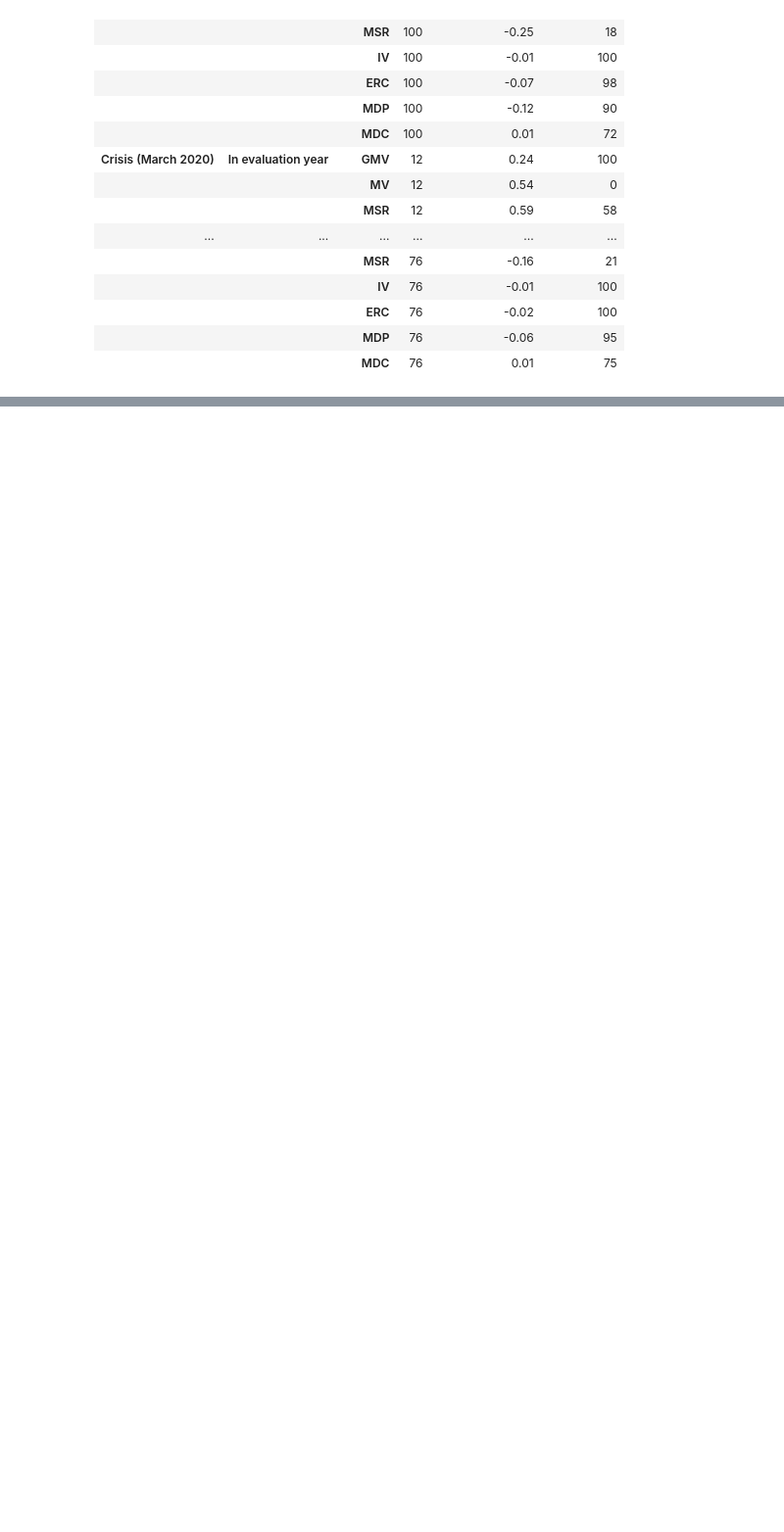
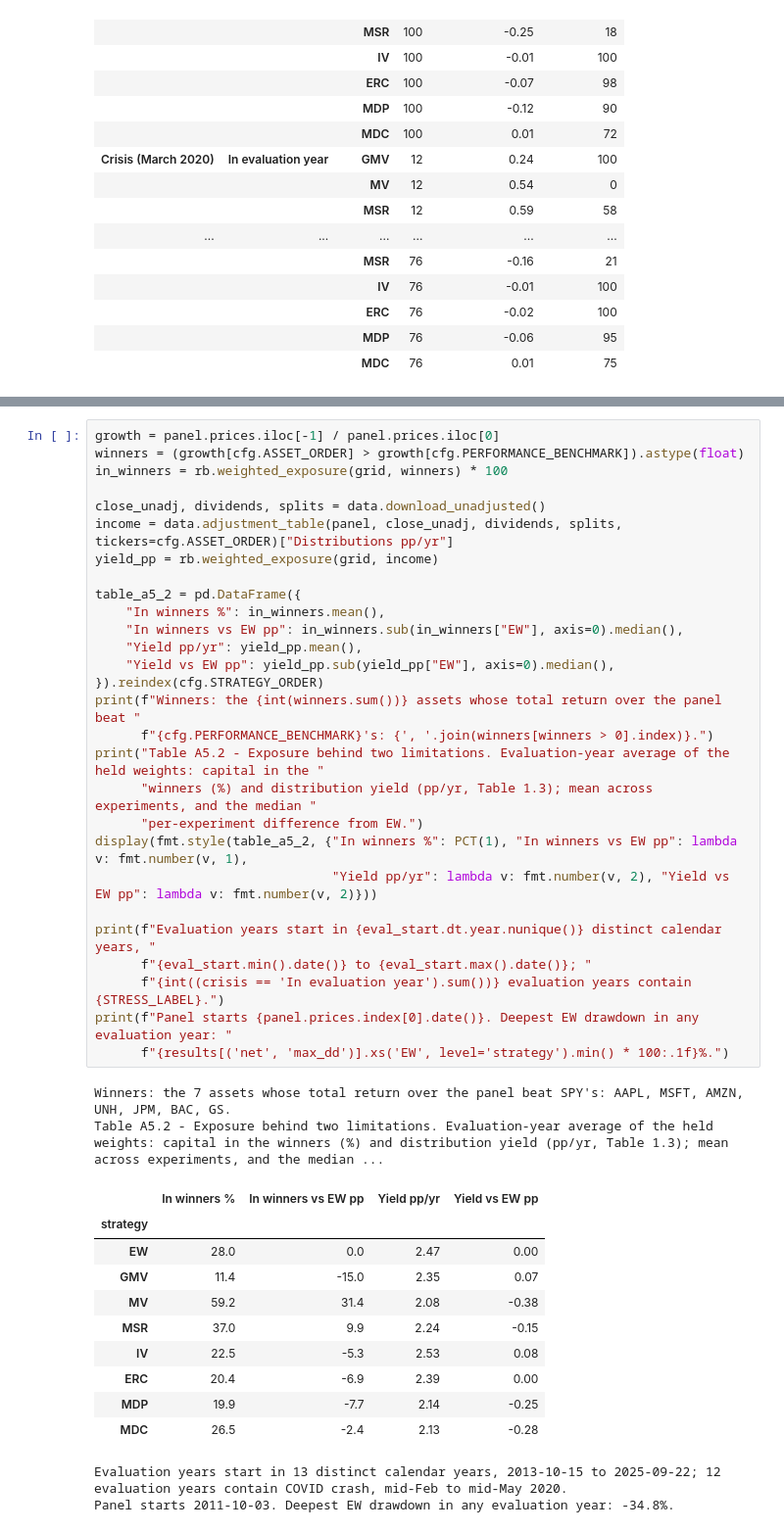
Before and after one commit to christianvanbellen/nova-ims-portfolio-management, a Jupyter notebook: notebooks/07_robustness.ipynb, the cells around one changed output, grey strips where cells are left out. Shown at 98% size. Drawn from its saved outputs; the diff is of its cells as text; blank space fills up the shorter version.

```diff
--- a/notebooks/07_robustness.ipynb
+++ b/notebooks/07_robustness.ipynb
@@ -383,0 +511,43 @@ Table A5.1 - Table 5.2's groups, median paired Sharpe difference with EW and sha
+# %%
+growth = panel.prices.iloc[-1] / panel.prices.iloc[0]
+winners = (growth[cfg.ASSET_ORDER] > growth[cfg.PERFORMANCE_BENCHMARK]).astype(float)
+in_winners = rb.weighted_exposure(grid, winners) * 100
+
+close_unadj, dividends, splits = data.download_unadjusted()
+income = data.adjustment_table(panel, close_unadj, dividends, splits, tickers=cfg.ASSET_ORDER)["Distributions pp/yr"]
+yield_pp = rb.weighted_exposure(grid, income)
+
+table_a5_2 = pd.DataFrame({
+    "In winners %": in_winners.mean(),
+    "In winners vs EW pp": in_winners.sub(in_winners["EW"], axis=0).median(),
+    "Yield pp/yr": yield_pp.mean(),
+    "Yield vs EW pp": yield_pp.sub(yield_pp["EW"], axis=0).median(),
+}).reindex(cfg.STRATEGY_ORDER)
+print(f"Winners: the {int(winners.sum())} assets whose total return over the panel beat "
+      f"{cfg.PERFORMANCE_BENCHMARK}'s: {', '.join(winners[winners > 0].index)}.")
+print("Table A5.2 - Exposure behind two limitations. Evaluation-year average of the held weights: capital in the "
+      "winners (%) and distribution yield (pp/yr, Table 1.3); mean across experiments, and the median "
+      "per-experiment difference from EW.")
+display(fmt.style(table_a5_2, {"In winners %": PCT(1), "In winners vs EW pp": lambda v: fmt.number(v, 1),
+                               "Yield pp/yr": lambda v: fmt.number(v, 2), "Yield vs EW pp": lambda v: fmt.number(v, 2)}))
+
+print(f"Evaluation years start in {eval_start.dt.year.nunique()} distinct calendar years, "
+      f"{eval_start.min().date()} to {eval_start.max().date()}; "
+      f"{int((crisis == 'In evaluation year').sum())} evaluation years contain {STRESS_LABEL}.")
+print(f"Panel starts {panel.prices.index[0].date()}. Deepest EW drawdown in any evaluation year: "
+      f"{results[('net', 'max_dd')].xs('EW', level='strategy').min() * 100:.1f}%.")
+# %% [output]
+Winners: the 7 assets whose total return over the panel beat SPY's: AAPL, MSFT, AMZN, UNH, JPM, BAC, GS.
+Table A5.2 - Exposure behind two limitations. Evaluation-year average of the held weights: capital in the winners (%) and distribution yield (pp/yr, Table 1.3); mean across experiments, and the median ...
+|  | In winners % | In winners vs EW pp | Yield pp/yr | Yield vs EW pp |
+| strategy |  |  |  |  |
+| EW | 28.0 | 0.0 | 2.47 | 0.00 |
+| GMV | 11.4 | -15.0 | 2.35 | 0.07 |
+| MV | 59.2 | 31.4 | 2.08 | -0.38 |
+| MSR | 37.0 | 9.9 | 2.24 | -0.15 |
+| IV | 22.5 | -5.3 | 2.53 | 0.08 |
+| ERC | 20.4 | -6.9 | 2.39 | 0.00 |
+| MDP | 19.9 | -7.7 | 2.14 | -0.25 |
+| MDC | 26.5 | -2.4 | 2.13 | -0.28 |
+Evaluation years start in 13 distinct calendar years, 2013-10-15 to 2025-09-22; 12 evaluation years contain COVID crash, mid-Feb to mid-May 2020.
+Panel starts 2011-10-03. Deepest EW drawdown in any evaluation year: -34.8%.
```
Also changed, not shown: parts of 13 cells of this notebook, 3 other files.
